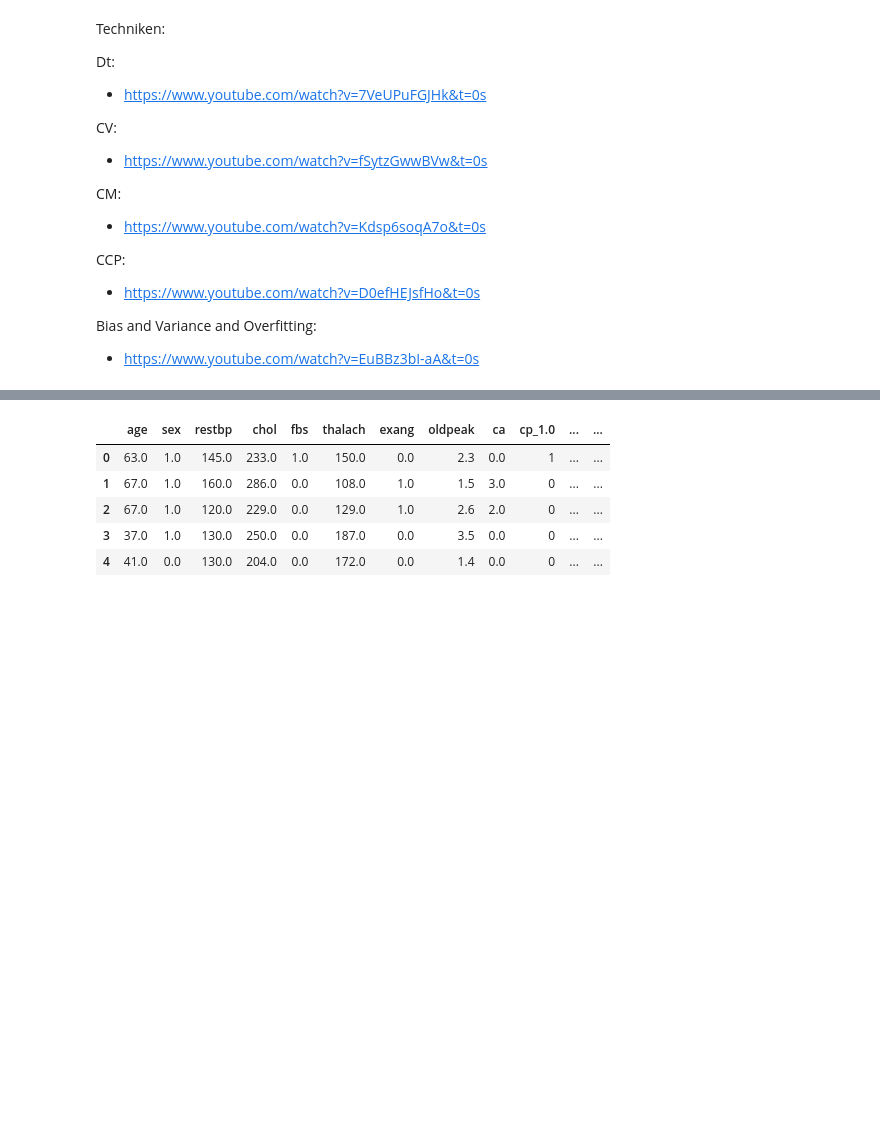
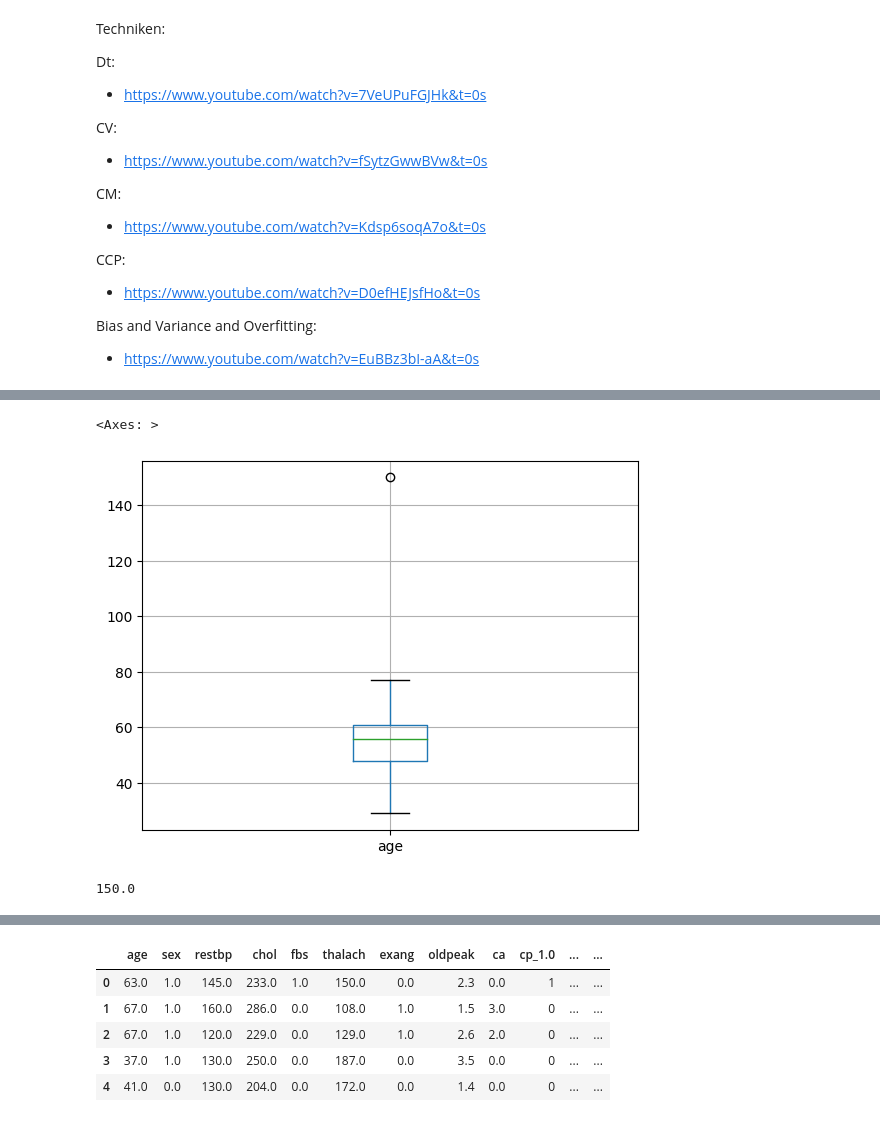
Before and after one commit to alles-grob/dc-jupyter-notebook-g, a Jupyter notebook: demo.ipynb, the cells around one changed output, grey strips where cells are left out. Cells and saved outputs as stored; diff of their text form; code cells hidden in the pictures; blank space fills up the shorter version.

```diff
--- a/demo.ipynb
+++ b/demo.ipynb
@@ -196,0 +134,2 @@ pd.get_dummies(X, columns=['cp'], dtype=int).head()
+# %%
+df_start = df
@@ -196,0 +146,5 @@ pd.get_dummies(X, columns=['cp'], dtype=int).head()
+# %%
+# Wir sehen oben, dass die Spalten keine Namen haben, mit dem untenstehenden Code könenen wir den Spalten Namen geben
+column_name_list = ['age', 'sex', 'cp', 'restbp', 'chol', 'fbs', 'restecg', 'thalach', 'exang', 'oldpeak', 'slope', 'ca', 'thal', 'hd']
+df_start.columns = column_name_list
+df_start.head()
@@ -196,0 +228,2 @@ pd.get_dummies(X, columns=['cp'], dtype=int).head()
+# %%
+df_no_missing_1 = df_start[df_start['ca']!='?']
@@ -196,0 +235,4 @@ pd.get_dummies(X, columns=['cp'], dtype=int).head()
+# %%
+print(df_no_missing_1['thal'].unique())
+print(len(df_no_missing_1[df_no_missing_1['thal']=='?']))
+df_no_missing_2 = df_no_missing_1[df_no_missing_1['thal']!='?']
@@ -196,0 +280,12 @@ pd.get_dummies(X, columns=['cp'], dtype=int).head()
+# %%
+# mit .boxplot('Spaltenname') können wir einen Boxplot einer spezifischen Spalte erstellen
+df_no_missing_2.boxplot('age')
+# %% [output]
+<Axes: >
+[figure, added]
+# %%
+# wir sehen, dass es in der Spalte 'age' einen Outlier hat, das entsprechende Testobjekt möchten wir entfernen
+# mit .max() bzw .min() kann man den grössten bzw. den kleinsten Wert einer spalte herausfinden
+df_no_missing_2['age'].max()
+# %% [output]
+150.0
```
Also changed, not shown: parts of 86 cells of this notebook, 6 other files.
